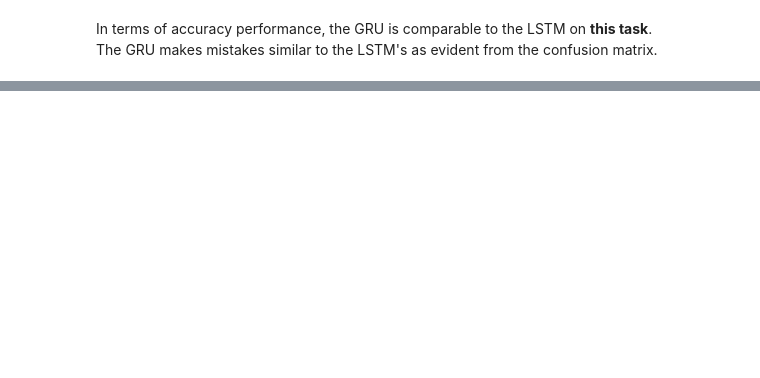
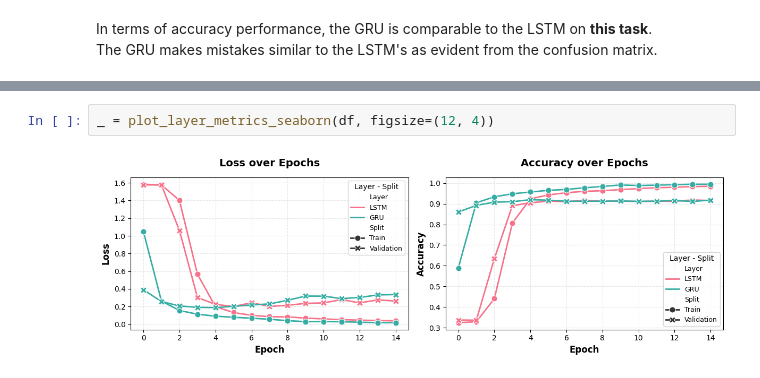
Before and after one commit to yahav1349/Natural-language-processing-with-deep-learninh-techniques-LSTM-and-GRU, a Jupyter notebook: project__A.ipynb, the cells around one changed output, grey strips where cells are left out. Cells and saved outputs as stored; diff of their text form; blank space fills up the shorter version.

```diff
--- a/project__A.ipynb
+++ b/project__A.ipynb
@@ -757,0 +752,4 @@ Anger           Sadness         i feel so damn fucking disgusted violated and hu
+# %%
+_ = plot_layer_metrics_seaborn(df, figsize=(12, 4))
+# %% [output]
+[figure, added]
```
Also changed, not shown: parts of 13 cells of this notebook, 4 other files.
